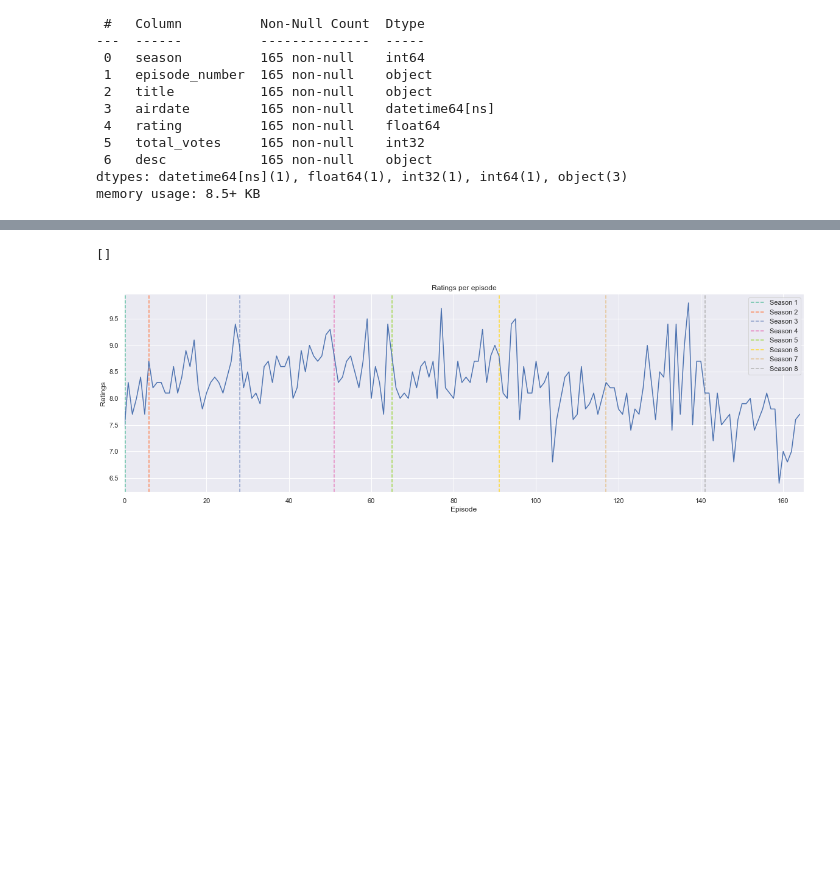
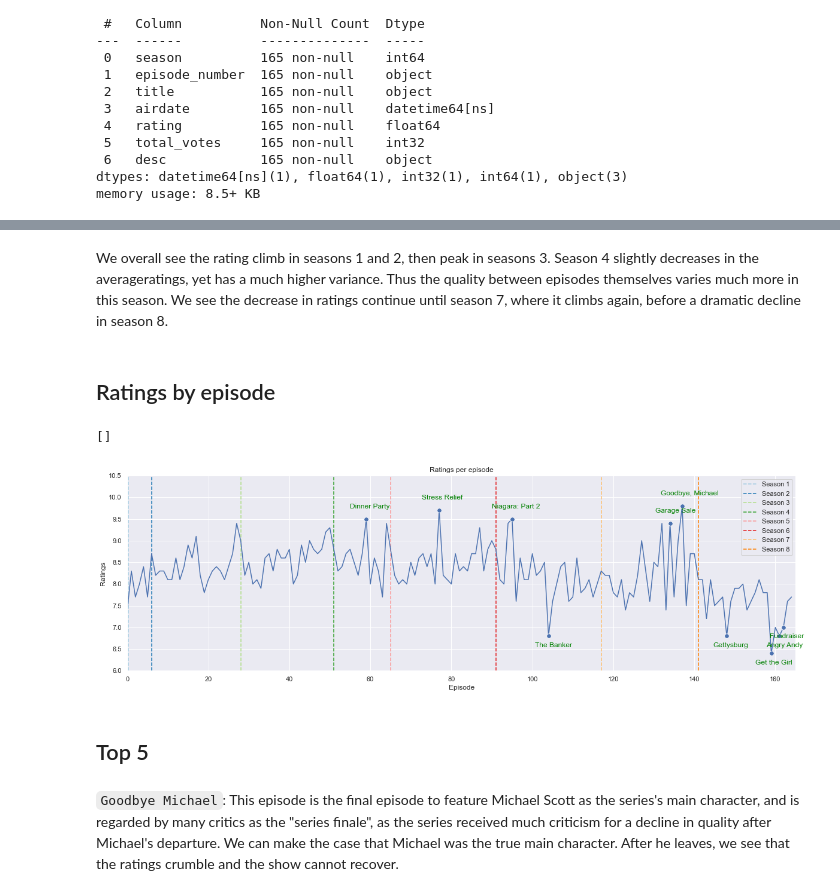
Before and after one commit to nklingen/SocialGraphsProject, a Jupyter notebook: IMDb_ratings.ipynb, the cells around one changed output, grey strips where cells are left out. Saved outputs shown, nothing was run; the diff lists cells and outputs as text; code cells hidden in the pictures; blank space fills up the shorter version.

```diff
--- a/IMDb_ratings.ipynb
+++ b/IMDb_ratings.ipynb
@@ -123,24 +130,59 @@ df_ratings[0:10]
+# %% [markdown]
+We overall see the rating climb in seasons 1 and 2, then peak in seasons 3. Season 4 slightly decreases in the averageratings, yet has a much higher variance. Thus the quality between episodes themselves varies much more in this season. We see the decrease in ratings continue until season 7, where it climbs again, before a dramatic decline in season 8.
+# %% [markdown]
+## Ratings by episode
+# %%
+# top 5 best and worst episodes
+
+worst = df_ratings.sort_values("rating", axis=0)[:5]
+best = df_ratings.sort_values("rating", axis=0)[-5:]
+# %%
+notable_episodes = {}
+
+for index, row in worst.iterrows():
+    notable_episodes[(index, row["rating"])] = row["title"]
+
+for index, row in best.iterrows():
+    notable_episodes[(index, row["rating"])] = row["title"]
 # %%
 import seaborn as sns;
 
 sns.set(rc={'figure.figsize':(20,6)})
 season_change = [i+1 for i in range(len(df_ratings) -1) if df_ratings.season[i] != df_ratings.season[i+1]]
-palette = iter(sns.color_palette("Set2", max(df_ratings.season)))
+palette = iter(sns.color_palette("Paired", max(df_ratings.season)))
 
 # season 1
 plt.axvline(x=0.3, color = next(palette), linestyle='dashed', label="Season 1")
 
 # seasons 2 - 8
 for i, season in enumerate(season_change):
     plt.axvline(x=season, color = next(palette), linestyle='dashed', label= f"Season {i+2}")
 
 
-ax = sns.lineplot(data = df_ratings.rating)
+markers_on = [x for x,y in notable_episodes.keys()]
+
+ax = sns.lineplot(data = df_ratings.rating, marker = '.', markersize=15, markevery=markers_on)
 ax.set(xlabel='Episode', ylabel = "Ratings")
 ax.set_title(f"Ratings per episode")
 sns.set(rc={'figure.figsize':(10,5)})
 plt.xlim(0, len(df_ratings))
+plt.ylim(6, 10.5)
+
+for data, title in notable_episodes.items():
+    x = data[0] - len(title)/3
+    if data[1] < 8.0:
+        y = data[1] - 0.25
+    else:
+        y = data[1] + 0.25
+
+
+    plt.text(x, y, title, color = "green")
+
 ax.plot()
 # %% [output]
 []
-[figure, old version]
+[figure, new version]
+# %% [markdown]
+## Top 5
+# %% [markdown]
+`Goodbye Michael`: This episode is the final episode to feature Michael Scott as the series's main character, and is regarded by many critics as the "series finale", as the series received much criticism for a decline in quality after Michael's departure. We can make the case that Michael was the true main character. After he leaves, we see that the ratings crumble and the show cannot recover.
```
Also changed, not shown: parts of 7 cells of this notebook.
